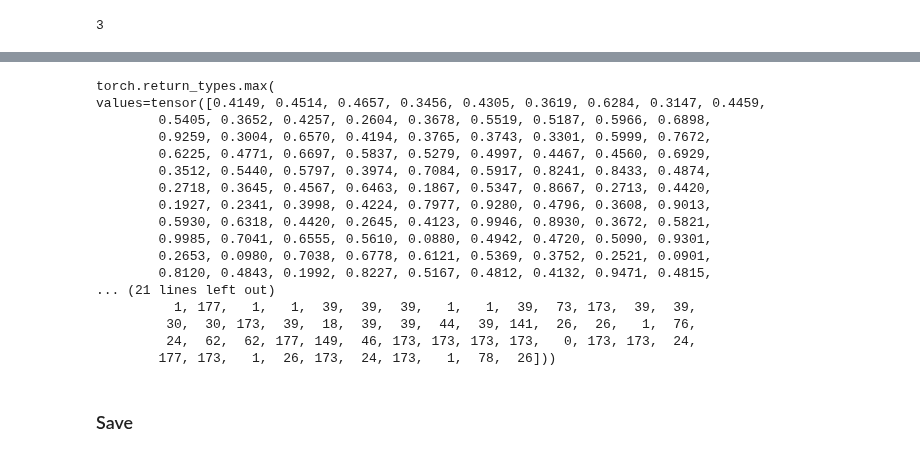
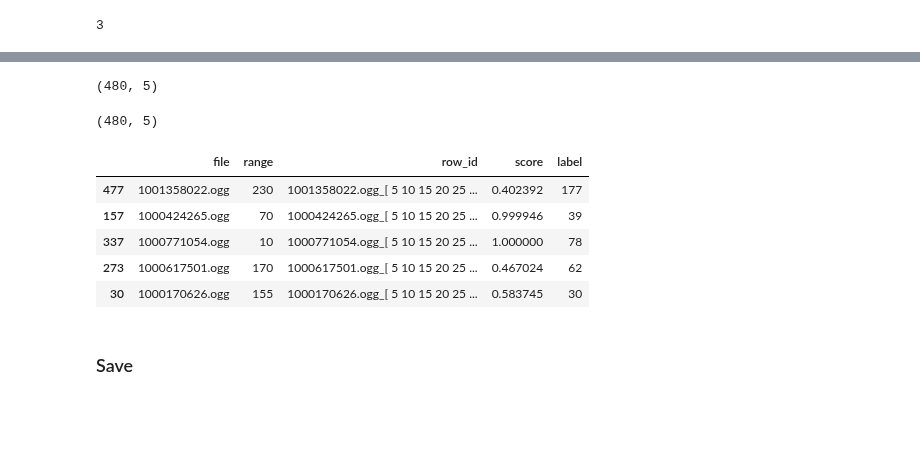
Before and after one commit to rosulucian/deep_learning_playground, a Jupyter notebook: kaggle/BIRD/predict.ipynb, the cells around one changed output, grey strips where cells are left out. Cells and saved outputs as stored; diff of their text form; code cells hidden in the pictures; blank space fills up the shorter version.

Commit message:
finish bird predict

```diff
--- a/kaggle/BIRD/predict.ipynb
+++ b/kaggle/BIRD/predict.ipynb
@@ -378,23 +376,6 @@ class GeMModel(pl.LightningModule):
     def configure_optimizers(self):
         return torch.optim.Adam(model.parameters(), lr=self.cfg.LEARNING_RATE, weight_decay=CFG.weight_decay)
 
-    # def step(self, batch, batch_idx, mode='train'):
-    #     x, y = batch
-
-    #     preds = self(x)
-
-    #     loss = self.criterion(preds, y)
-
-    #     if mode == 'train':
-    #         self.train_acc(preds, y.argmax(1))
-    #     else:
-    #         self.val_acc(preds, y.argmax(1))
-
-    #     self.log(f'{mode}/loss', loss, on_step=True, on_epoch=True)
-    #     # self.log(f'{mode}/kl_loss', kl_loss, on_step=True, on_epoch=True)
-
-    #     return loss
-
     def predict_step(self, batch):
         spects, files = batch
         spects = torch.flatten(spects, start_dim=0, end_dim=1)
@@ -404,12 +385,14 @@ class GeMModel(pl.LightningModule):
         results_df = pd.DataFrame(files, columns = ['file'])
         results_df['range'] = [ranges] * len(results_df)
         results_df = results_df.explode('range', ignore_index=True)
+        results_df['row_id'] = results_df.apply(lambda row: row['file'] + '_' + str(row['range']), axis=1)
 
-        return preds, results_df
+        preds = torch.nn.functional.softmax(preds, dim=-1).max(dim=-1)
 
-    def on_train_epoch_end(self):
-        self.train_acc.reset()
-        self.val_acc.reset()
+        results_df['score'] = preds[0].cpu().numpy()
+        results_df['label'] = preds[1].cpu().numpy()
+
+        return results_df
 # %%
 model_path = Path("E:\\data\\BirdCLEF\\results\\Bird-local\\g5aw82o5\\checkpoints")
 model_path = model_path / os.listdir(model_path)[0]
@@ -448,20 +423,0 @@ preds = torch.nn.functional.softmax(preds, dim=-1)
-# %%
-preds.max(dim=-1)
-# %% [output]
-torch.return_types.max(
-values=tensor([0.4149, 0.4514, 0.4657, 0.3456, 0.4305, 0.3619, 0.6284, 0.3147, 0.4459,
-        0.5405, 0.3652, 0.4257, 0.2604, 0.3678, 0.5519, 0.5187, 0.5966, 0.6898,
-        0.9259, 0.3004, 0.6570, 0.4194, 0.3765, 0.3743, 0.3301, 0.5999, 0.7672,
-        0.6225, 0.4771, 0.6697, 0.5837, 0.5279, 0.4997, 0.4467, 0.4560, 0.6929,
-        0.3512, 0.5440, 0.5797, 0.3974, 0.7084, 0.5917, 0.8241, 0.8433, 0.4874,
-        0.2718, 0.3645, 0.4567, 0.6463, 0.1867, 0.5347, 0.8667, 0.2713, 0.4420,
-        0.1927, 0.2341, 0.3998, 0.4224, 0.7977, 0.9280, 0.4796, 0.3608, 0.9013,
-        0.5930, 0.6318, 0.4420, 0.2645, 0.4123, 0.9946, 0.8930, 0.3672, 0.5821,
-        0.9985, 0.7041, 0.6555, 0.5610, 0.0880, 0.4942, 0.4720, 0.5090, 0.9301,
-        0.2653, 0.0980, 0.7038, 0.6778, 0.6121, 0.5369, 0.3752, 0.2521, 0.0901,
-        0.8120, 0.4843, 0.1992, 0.8227, 0.5167, 0.4812, 0.4132, 0.9471, 0.4815,
-... (21 lines left out)
-          1, 177,   1,   1,  39,  39,  39,   1,   1,  39,  73, 173,  39,  39,
-         30,  30, 173,  39,  18,  39,  39,  44,  39, 141,  26,  26,   1,  76,
-         24,  62,  62, 177, 149,  46, 173, 173, 173, 173,   0, 173, 173,  24,
-        177, 173,   1,  26, 173,  24, 173,   1,  78,  26]))
@@ -474,0 +424,18 @@ for p in predictions:
+# %%
+predictions = pd.concat(predictions,ignore_index=True)
+predictions.shape
+# %% [output]
+(480, 5)
+# %%
+predictions.shape
+# %% [output]
+(480, 5)
+# %%
+predictions.sample(5)
+# %% [output]
+|  | file | range | row_id | score | label |
+| 477 | 1001358022.ogg | 230 | 1001358022.ogg_[ 5 10 15 20 25 ... | 0.402392 | 177 |
+| 157 | 1000424265.ogg | 70 | 1000424265.ogg_[ 5 10 15 20 25 ... | 0.999946 | 39 |
+| 337 | 1000771054.ogg | 10 | 1000771054.ogg_[ 5 10 15 20 25 ... | 1.000000 | 78 |
+| 273 | 1000617501.ogg | 170 | 1000617501.ogg_[ 5 10 15 20 25 ... | 0.467024 | 62 |
+| 30 | 1000170626.ogg | 155 | 1000170626.ogg_[ 5 10 15 20 25 ... | 0.583745 | 30 |
```
Also changed, not shown: parts of 6 cells of this notebook, 1 other file.
